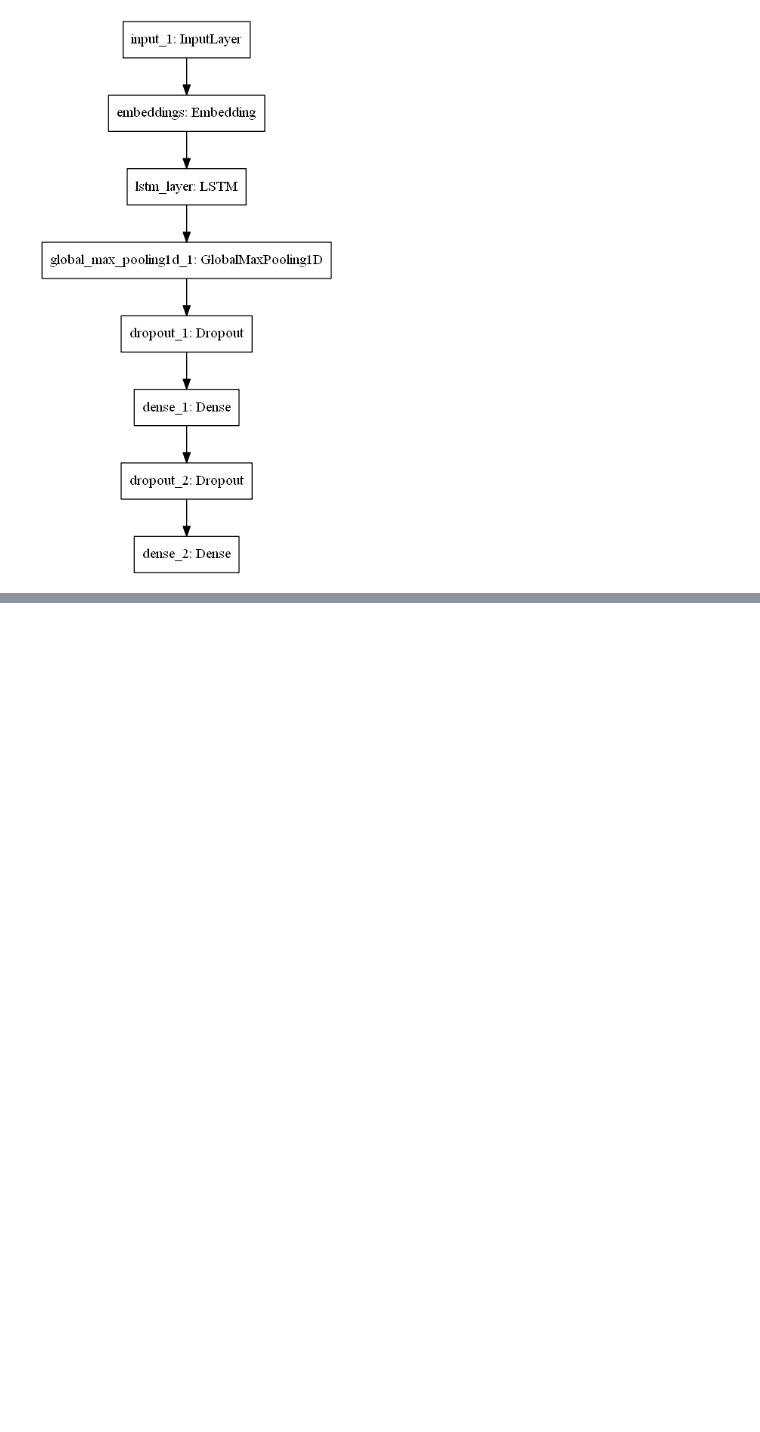
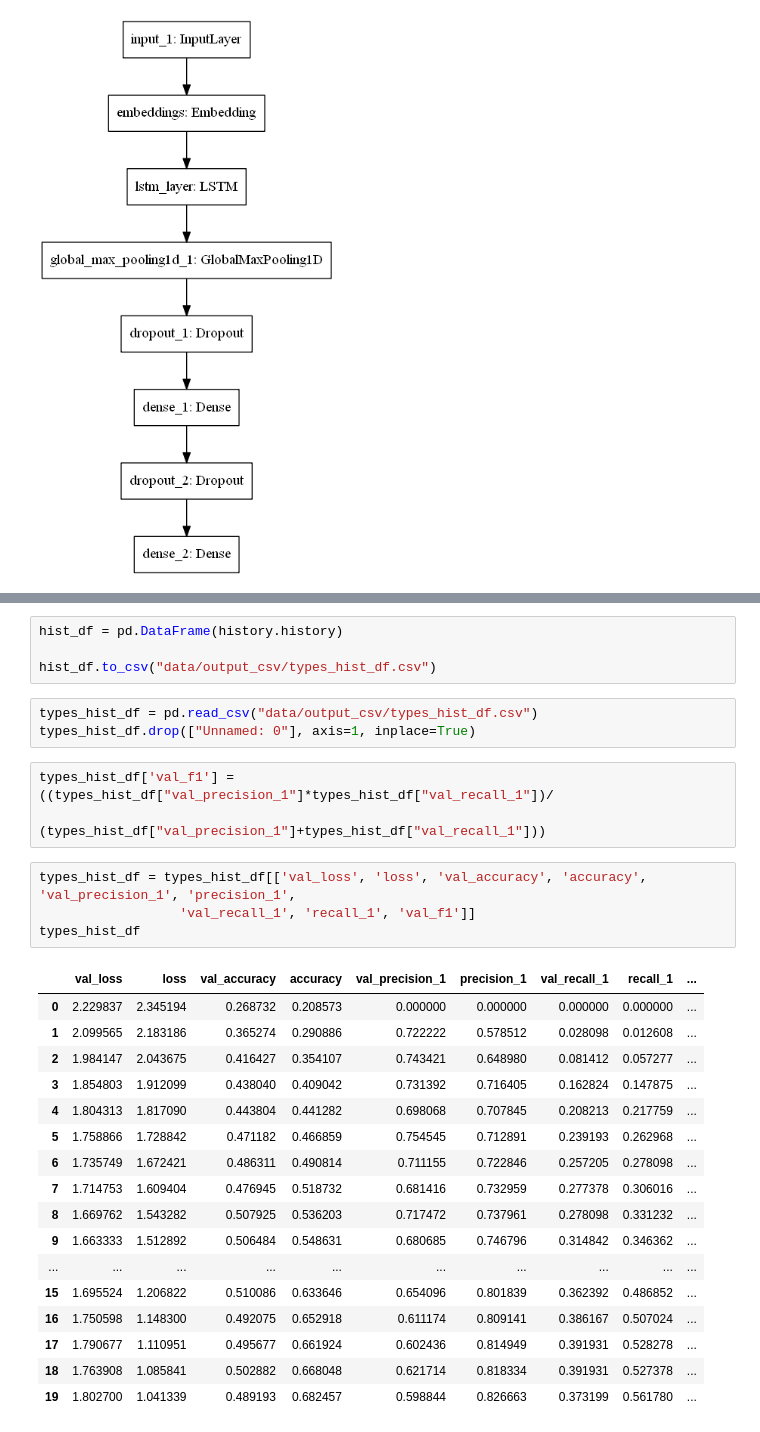
Before and after one commit to mikongame/project-final, a Jupyter notebook: your-project/4_MBTI Model building and evaluation (DL).ipynb, the cells around one changed output, grey strips where cells are left out. Cells and saved outputs as stored; diff of their text form; blank space fills up the shorter version.

```diff
--- a/your-project/4_MBTI Model building and evaluation (DL).ipynb
+++ b/your-project/4_MBTI Model building and evaluation (DL).ipynb
@@ -282,0 +229,32 @@ TypeError: unsupported operand type(s) for *: 'Precision' and 'Recall'
+# %%
+hist_df = pd.DataFrame(history.history)
+
+hist_df.to_csv("data/output_csv/types_hist_df.csv")
+# %%
+types_hist_df = pd.read_csv("data/output_csv/types_hist_df.csv")
+types_hist_df.drop(["Unnamed: 0"], axis=1, inplace=True)
+# %%
+types_hist_df['val_f1'] = ((types_hist_df["val_precision_1"]*types_hist_df["val_recall_1"])/
+                           (types_hist_df["val_precision_1"]+types_hist_df["val_recall_1"]))
+# %%
+types_hist_df = types_hist_df[['val_loss', 'loss', 'val_accuracy', 'accuracy', 'val_precision_1', 'precision_1',
+                  'val_recall_1', 'recall_1', 'val_f1']]
+types_hist_df
+# %% [output]
+|  | val_loss | loss | val_accuracy | accuracy | val_precision_1 | precision_1 | val_recall_1 | recall_1 | ... |
+| 0 | 2.229837 | 2.345194 | 0.268732 | 0.208573 | 0.000000 | 0.000000 | 0.000000 | 0.000000 | ... |
+| 1 | 2.099565 | 2.183186 | 0.365274 | 0.290886 | 0.722222 | 0.578512 | 0.028098 | 0.012608 | ... |
+| 2 | 1.984147 | 2.043675 | 0.416427 | 0.354107 | 0.743421 | 0.648980 | 0.081412 | 0.057277 | ... |
+| 3 | 1.854803 | 1.912099 | 0.438040 | 0.409042 | 0.731392 | 0.716405 | 0.162824 | 0.147875 | ... |
+| 4 | 1.804313 | 1.817090 | 0.443804 | 0.441282 | 0.698068 | 0.707845 | 0.208213 | 0.217759 | ... |
+| 5 | 1.758866 | 1.728842 | 0.471182 | 0.466859 | 0.754545 | 0.712891 | 0.239193 | 0.262968 | ... |
+| 6 | 1.735749 | 1.672421 | 0.486311 | 0.490814 | 0.711155 | 0.722846 | 0.257205 | 0.278098 | ... |
+| 7 | 1.714753 | 1.609404 | 0.476945 | 0.518732 | 0.681416 | 0.732959 | 0.277378 | 0.306016 | ... |
+| 8 | 1.669762 | 1.543282 | 0.507925 | 0.536203 | 0.717472 | 0.737961 | 0.278098 | 0.331232 | ... |
+| 9 | 1.663333 | 1.512892 | 0.506484 | 0.548631 | 0.680685 | 0.746796 | 0.314842 | 0.346362 | ... |
+| ... | ... | ... | ... | ... | ... | ... | ... | ... | ... |
+| 15 | 1.695524 | 1.206822 | 0.510086 | 0.633646 | 0.654096 | 0.801839 | 0.362392 | 0.486852 | ... |
+| 16 | 1.750598 | 1.148300 | 0.492075 | 0.652918 | 0.611174 | 0.809141 | 0.386167 | 0.507024 | ... |
+| 17 | 1.790677 | 1.110951 | 0.495677 | 0.661924 | 0.602436 | 0.814949 | 0.391931 | 0.528278 | ... |
+| 18 | 1.763908 | 1.085841 | 0.502882 | 0.668048 | 0.621714 | 0.818334 | 0.391931 | 0.527378 | ... |
+| 19 | 1.802700 | 1.041339 | 0.489193 | 0.682457 | 0.598844 | 0.826663 | 0.373199 | 0.561780 | ... |
```
Also changed, not shown: parts of 51 cells of this notebook, 7 other files.
